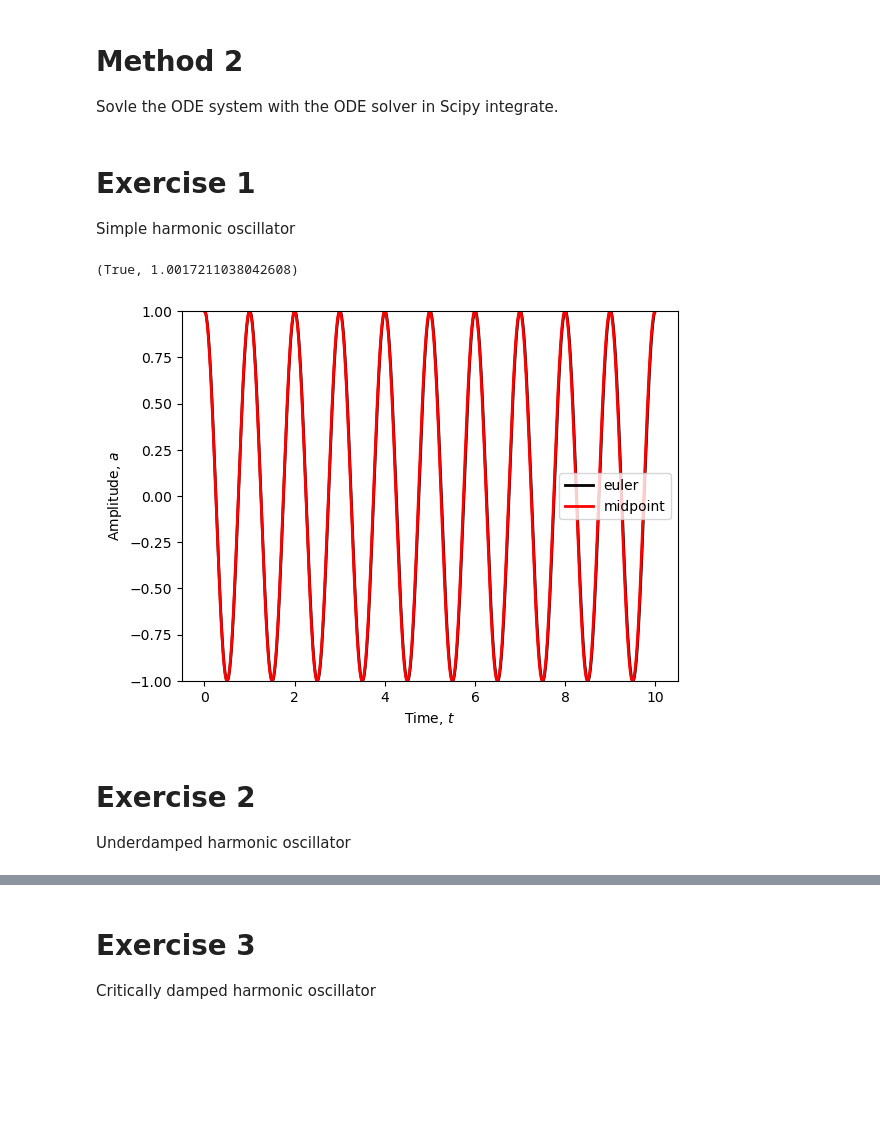
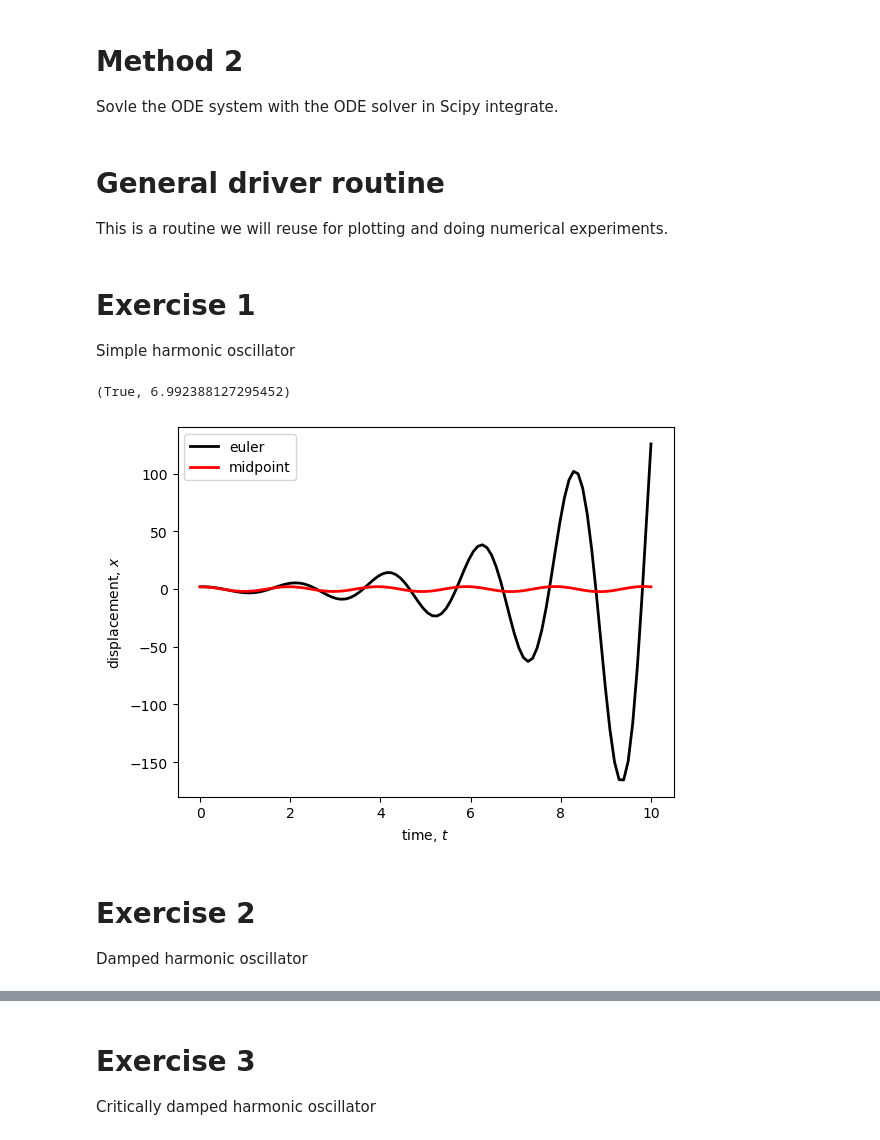
Before and after one commit to dunyuliu/Earth_From_Lab_To_Planet_Tutorials, a Jupyter notebook: Module1.1_DampedHarmonicOscillator.ipynb, the cells around one changed output, grey strips where cells are left out. Drawn from its saved outputs; the diff is of its cells as text; code cells hidden in the pictures; blank space fills up the shorter version.

```diff
--- a/Module1.1_DampedHarmonicOscillator.ipynb
+++ b/Module1.1_DampedHarmonicOscillator.ipynb
@@ -88,16 +98,21 @@ def ode_solver(time, method, ndim, par):
 # Method 2
 Sovle the ODE system with the ODE solver in Scipy integrate.
 # %%
-def odeF(X, t, zeta, omega0, Fm, omegad):
-    """
-    Free Harmonic Oscillator ODE
-    """
-    x, dotx = X
-    ddotx = -2*zeta*omega0*dotx - omega0**2*x + Fm*np.sin(omegad*t)
-    return [dotx, ddotx]
+#
+# we need to redefine the call for argument lists
+#
+def dxdt(x, t, zeta,omega0,Fm,omegad,ndim): # swap order for scipy and use a tupel of arguments
+    f0 = x[1]
+    f1 = Fm*np.sin(omegad*t) -2.*zeta*omega0*x[1] - omega0**2*x[0]
+    return [f0, f1]
 
-def ode_solver_scipy(t, xInit, zeta = 0.05, omega0 = 2.*np.pi, Fm = 0., omegad = 2.*np.pi):
-
-    sol     = integrate.odeint(odeF, xInit, t, args = (zeta, omega0, Fm, omegad),rtol=1e-8)
-    return sol[:, 0]
+def ode_solver_scipy(xInit,t, par):
+    #print(astuple(par))
+    # this is ugly, but we cannot pass a class??!
+    sol     = integrate.odeint(dxdt, xInit, t, astuple(par), rtol=1e-8)
+    #print(np.shape(sol))
+    return sol
+# %% [markdown]
+# General driver routine
+This is a routine we will reuse for plotting and doing numerical experiments.
 # %%
@@ -151,13 +161,18 @@ def main(zeta = 0.05, omega0 = 2.*np.pi, Fm = 1., omegad = 2.*np.pi, xInit0 = [1
 Simple harmonic oscillator
 # %%
 fig    = plt.figure()
-main(zeta = 0.0, omega0 = 2.*np.pi, Fm = 0.0, omegad = 2.*np.pi, xInit0 = [1., 0.], method = 'euler', plot_feature = ['k',2])
-main(zeta = 0.0, omega0 = 2.*np.pi, Fm = 0.0, omegad = 2.*np.pi, xInit0 = [1., 0.], method = 'midpoint', plot_feature = ['r-',2])
+omega0 = 1*np.pi;zeta=0;
+omegad=omega0;F=0
+
+xinit= [2.,0.]
+
+driver(zeta, omega0,F,omegad,xinit, method = 'euler',    plot_feature = ['k',2])
+driver(zeta, omega0,F,omegad,xinit, method = 'midpoint', plot_feature = ['r-',2])
 # %% [output]
-(True, 1.0017211038042608)
+(True, 6.992388127295452)
-[figure, old version]
+[figure, new version]
 # %% [markdown]
 # Exercise 2
-Underdamped harmonic oscillator
+Damped harmonic oscillator
 # %%
 fig    = plt.figure()
```
Also changed, not shown: parts of 9 cells of this notebook, 4 other files.
